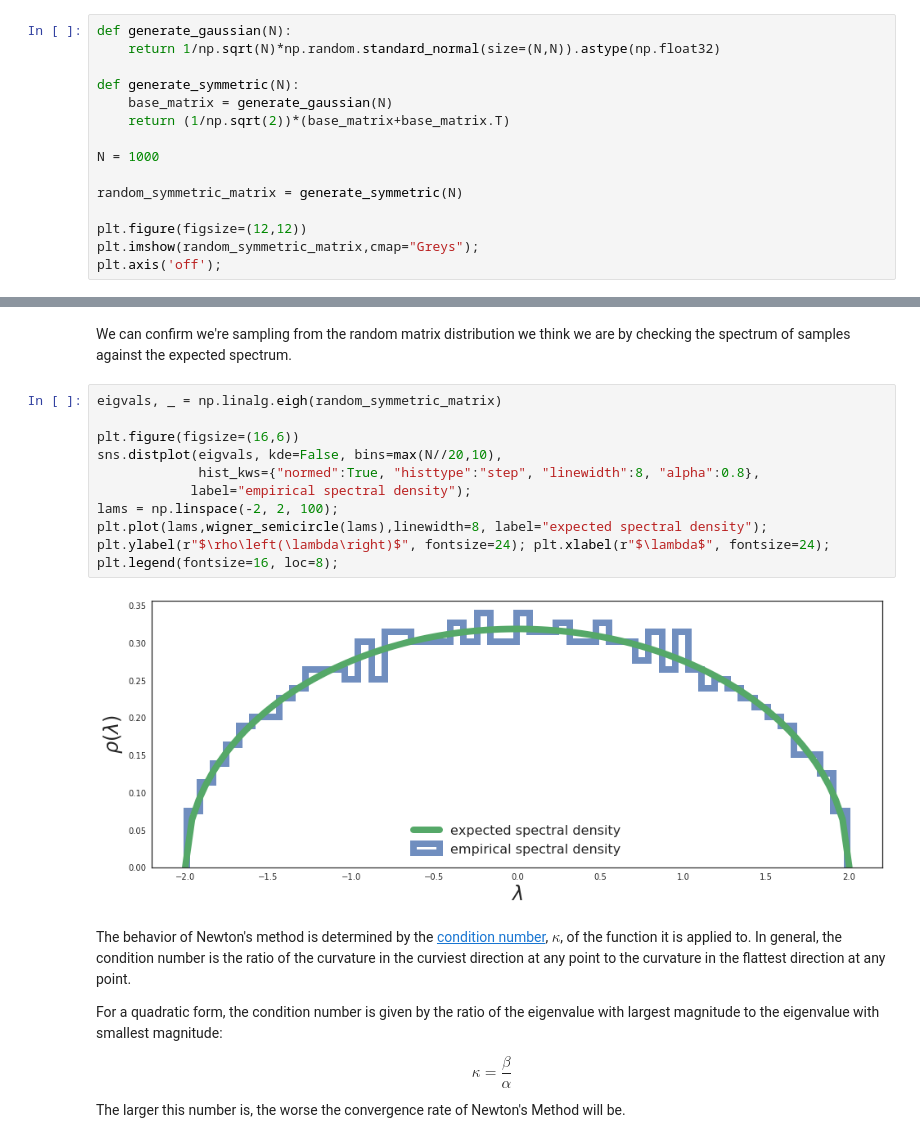
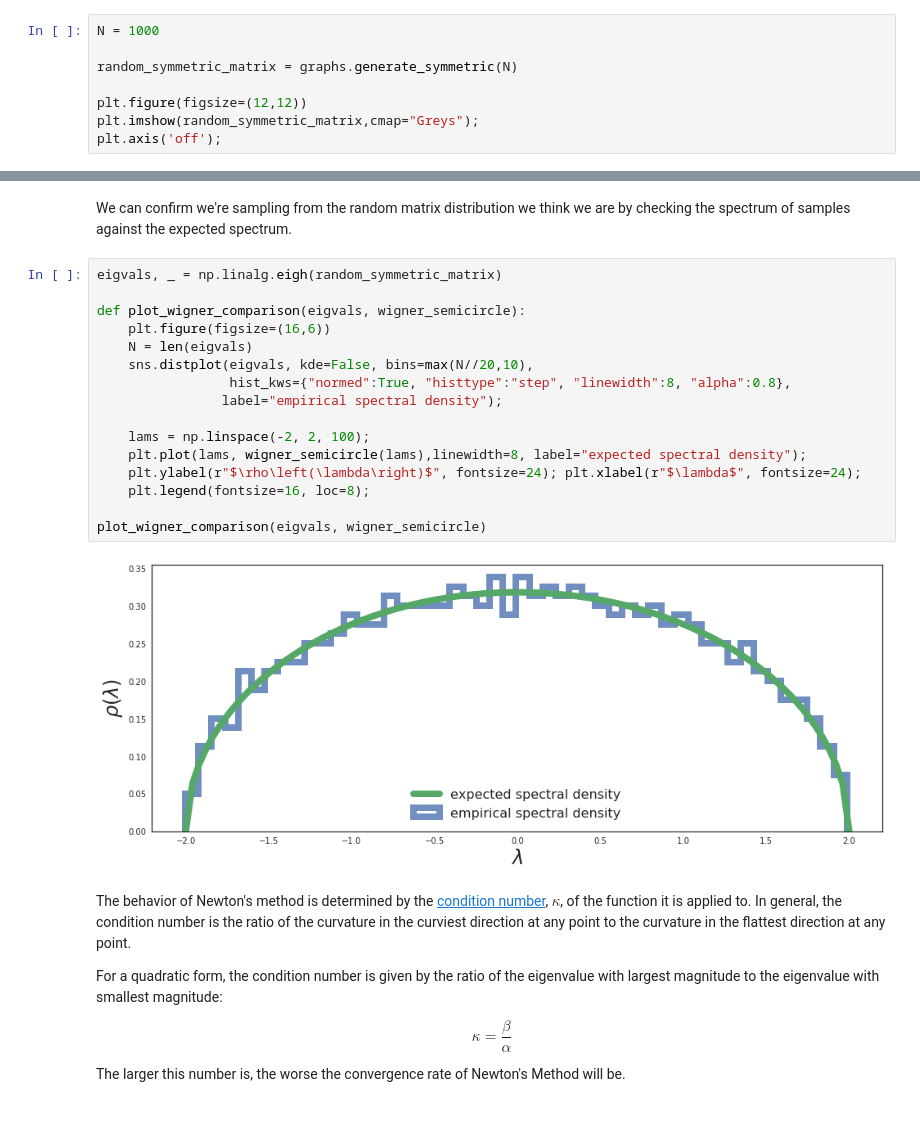
Before and after one commit to charlesfrye/tf_hessians, a Jupyter notebook: 01a - Critical Points of Quadratic Forms - Newton's Method.ipynb, the cells around one changed output, grey strips where cells are left out. Cells and saved outputs as stored; diff of their text form.

```diff
--- a/01a - Critical Points of Quadratic Forms - Newton's Method.ipynb
+++ b/01a - Critical Points of Quadratic Forms - Newton's Method.ipynb
@@ -87,16 +87,9 @@ $$
 # %% [markdown]
 and whose lower-triangular entries are equal to the upper-triangular entries.
 # %%
-def generate_gaussian(N):
-    return 1/np.sqrt(N)*np.random.standard_normal(size=(N,N)).astype(np.float32)
-
-def generate_symmetric(N):
-    base_matrix = generate_gaussian(N)
-    return (1/np.sqrt(2))*(base_matrix+base_matrix.T)
-
 N = 1000
 
-random_symmetric_matrix = generate_symmetric(N)
+random_symmetric_matrix = graphs.generate_symmetric(N)
 
 plt.figure(figsize=(12,12))
 plt.imshow(random_symmetric_matrix,cmap="Greys");
@@ -125,16 +118,21 @@ by checking the spectrum of samples against the expected spectrum.
 # %%
 eigvals, _ = np.linalg.eigh(random_symmetric_matrix)
 
-plt.figure(figsize=(16,6))
-sns.distplot(eigvals, kde=False, bins=max(N//20,10),
-             hist_kws={"normed":True, "histtype":"step", "linewidth":8, "alpha":0.8},
-            label="empirical spectral density");
-lams = np.linspace(-2, 2, 100);
-plt.plot(lams,wigner_semicircle(lams),linewidth=8, label="expected spectral density");
-plt.ylabel(r"$\rho\left(\lambda\right)$", fontsize=24); plt.xlabel(r"$\lambda$", fontsize=24);
-plt.legend(fontsize=16, loc=8);
+def plot_wigner_comparison(eigvals, wigner_semicircle):
+    plt.figure(figsize=(16,6))
+    N = len(eigvals)
+    sns.distplot(eigvals, kde=False, bins=max(N//20,10),
+                 hist_kws={"normed":True, "histtype":"step", "linewidth":8, "alpha":0.8},
+                label="empirical spectral density");
+
+    lams = np.linspace(-2, 2, 100);
+    plt.plot(lams, wigner_semicircle(lams),linewidth=8, label="expected spectral density");
+    plt.ylabel(r"$\rho\left(\lambda\right)$", fontsize=24); plt.xlabel(r"$\lambda$", fontsize=24);
+    plt.legend(fontsize=16, loc=8);
+
+plot_wigner_comparison(eigvals, wigner_semicircle)
 # %% [output]
-[figure, old version]
+[figure, new version]
 # %% [markdown]
 The behavior of Newton's method is determined by the
 [condition number](https://en.wikipedia.org/wiki/Condition_number),
```
Also changed, not shown: parts of 62 cells of this notebook, 3 other files.
